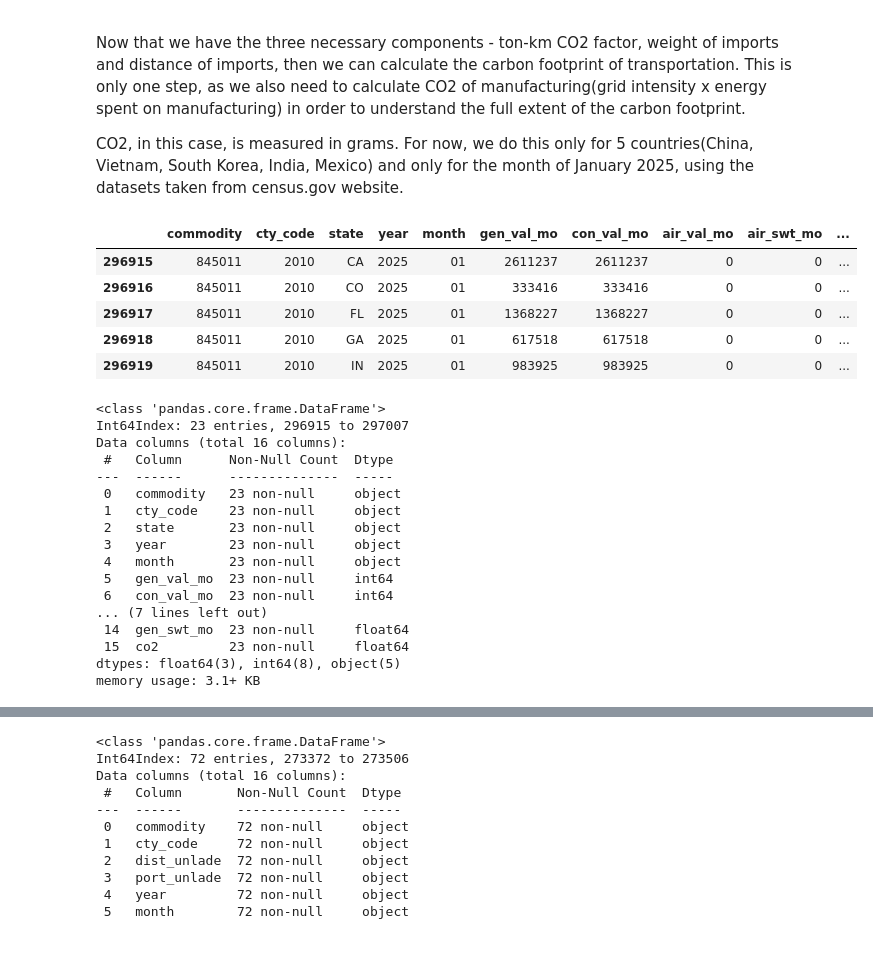
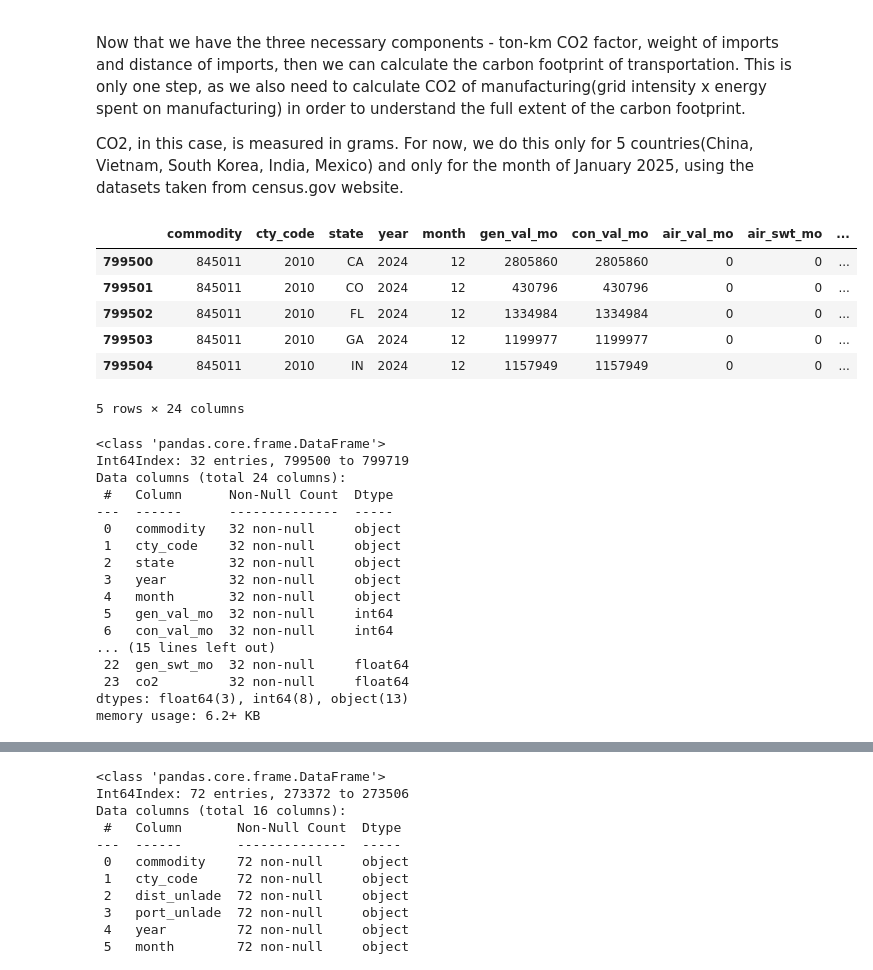
Before and after one commit to BirchTree1812/research_study_code, a Jupyter notebook: main.ipynb, the cells around one changed output, grey strips where cells are left out. Drawn from its saved outputs; the diff is of its cells as text; code cells hidden in the pictures.

```diff
--- a/main.ipynb
+++ b/main.ipynb
@@ -629,36 +745,37 @@ CO2, in this case, is measured in grams. For now, we do this only for 5 countrie
 #     co2_coeff = ton_km[row["cty_code"]]
 #     return weight * dist * co2_coeff
 
-df_land_imports_mex_wash_v1["co2"] = df_land_imports_mex_wash_v1.apply(core.compute_co2, args = ["gen_swt_mo"], axis=1)
+df_land_imports_mex_wash_v1_2412["co2"] = df_land_imports_mex_wash_v1_2412.apply(core.compute_co2, args = ["gen_swt_mo"], axis=1)
 # %%
-df_land_imports_mex_wash_v1.head()
+df_land_imports_mex_wash_v1_2412.head()
 # %% [output]
 |  | commodity | cty_code | state | year | month | gen_val_mo | con_val_mo | air_val_mo | air_swt_mo | ... |
-| 296915 | 845011 | 2010 | CA | 2025 | 01 | 2611237 | 2611237 | 0 | 0 | ... |
-| 296916 | 845011 | 2010 | CO | 2025 | 01 | 333416 | 333416 | 0 | 0 | ... |
-| 296917 | 845011 | 2010 | FL | 2025 | 01 | 1368227 | 1368227 | 0 | 0 | ... |
-| 296918 | 845011 | 2010 | GA | 2025 | 01 | 617518 | 617518 | 0 | 0 | ... |
-| 296919 | 845011 | 2010 | IN | 2025 | 01 | 983925 | 983925 | 0 | 0 | ... |
+| 799500 | 845011 | 2010 | CA | 2024 | 12 | 2805860 | 2805860 | 0 | 0 | ... |
+| 799501 | 845011 | 2010 | CO | 2024 | 12 | 430796 | 430796 | 0 | 0 | ... |
+| 799502 | 845011 | 2010 | FL | 2024 | 12 | 1334984 | 1334984 | 0 | 0 | ... |
+| 799503 | 845011 | 2010 | GA | 2024 | 12 | 1199977 | 1199977 | 0 | 0 | ... |
+| 799504 | 845011 | 2010 | IN | 2024 | 12 | 1157949 | 1157949 | 0 | 0 | ... |
+5 rows × 24 columns
 # %%
-df_land_imports_mex_wash_v1.info()
+df_land_imports_mex_wash_v1_2412.info()
 # %% [output]
 <class 'pandas.core.frame.DataFrame'>
-Int64Index: 23 entries, 296915 to 297007
-Data columns (total 16 columns):
+Int64Index: 32 entries, 799500 to 799719
+Data columns (total 24 columns):
  #   Column      Non-Null Count  Dtype
 ---  ------      --------------  -----
- 0   commodity   23 non-null     object
- 1   cty_code    23 non-null     object
- 2   state       23 non-null     object
- 3   year        23 non-null     object
- 4   month       23 non-null     object
- 5   gen_val_mo  23 non-null     int64
- 6   con_val_mo  23 non-null     int64
-... (7 lines left out)
- 14  gen_swt_mo  23 non-null     float64
- 15  co2         23 non-null     float64
-dtypes: float64(3), int64(8), object(5)
-memory usage: 3.1+ KB
+ 0   commodity   32 non-null     object
+ 1   cty_code    32 non-null     object
+ 2   state       32 non-null     object
+ 3   year        32 non-null     object
+ 4   month       32 non-null     object
+ 5   gen_val_mo  32 non-null     int64
+ 6   con_val_mo  32 non-null     int64
+... (15 lines left out)
+ 22  gen_swt_mo  32 non-null     float64
+ 23  co2         32 non-null     float64
+dtypes: float64(3), int64(8), object(13)
+memory usage: 6.2+ KB
 # %%
 # df_asian_routes_wash["co2"] = df_asian_routes_wash["vessel_swt_mo"]*df_asian_routes_wash["distance"]*ton_km[df_asian_routes_wash["cty_code"]]
 df_asian_routes_wash_v1["co2"] = df_asian_routes_wash_v1.apply(core.compute_co2, args = ["ves_swt_mo"], axis=1)
```
Also changed, not shown: parts of 11 cells of this notebook, 2 other files.
